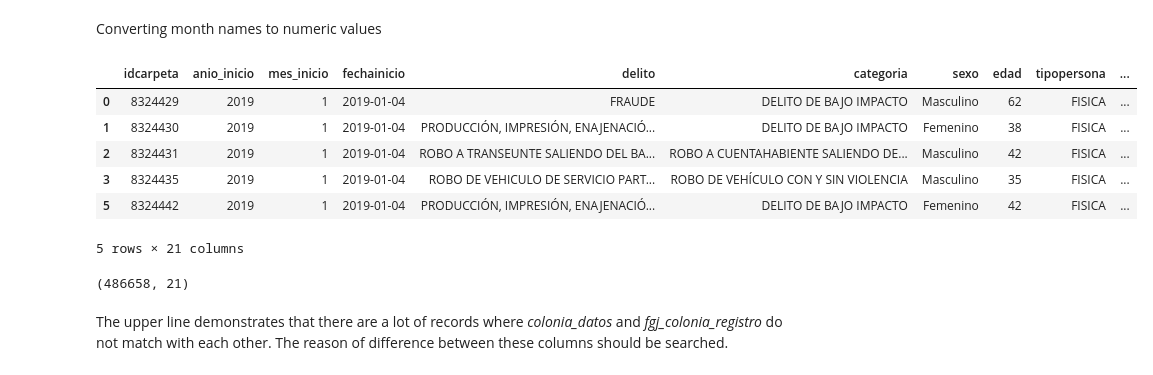
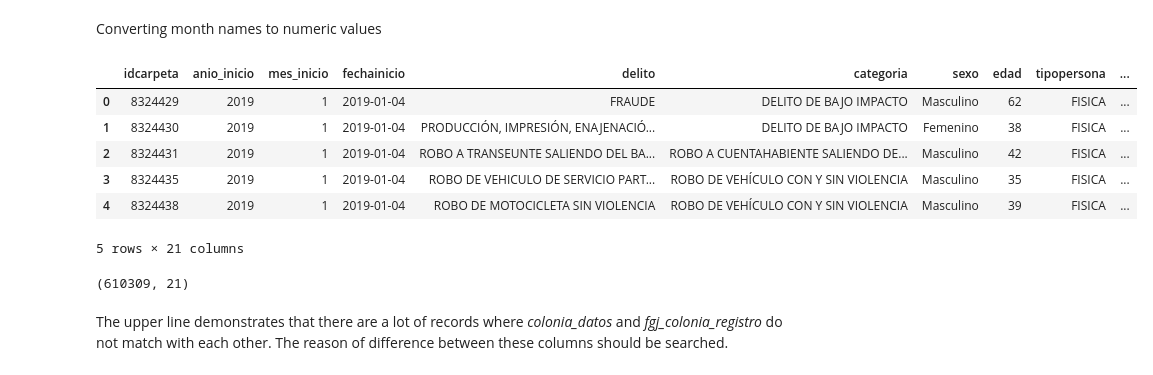
Before and after one commit to marcocasillas91/sdc-security, a Jupyter notebook: notebooks/1_first_datalake.ipynb, the cells around one changed output. Saved outputs shown, nothing was run; the diff lists cells and outputs as text; code cells hidden in the pictures.

```diff
--- a/notebooks/1_first_datalake.ipynb
+++ b/notebooks/1_first_datalake.ipynb
@@ -95,34 +108,34 @@ Converting month names to numeric values
 # %%
 month_name_to_number = {
     'enero': 1,
     'febrero': 2,
     'marzo': 3,
     'abril': 4,
     'mayo': 5,
     'junio': 6,
     'julio': 7,
     'agosto': 8,
     'septiembre': 9,
     'octubre': 10,
     'noviembre': 11,
     'diciembre': 12
 }
 
-crimes_no_null["mes_inicio"] = crimes_no_null["mes_inicio"].str.lower().map(month_name_to_number)
-crimes_no_null["mes_hecho"] = crimes_no_null["mes_hecho"].str.lower().map(month_name_to_number)
+crimes["mes_inicio"] = crimes["mes_inicio"].str.lower().map(month_name_to_number)
+crimes["mes_hecho"] = crimes["mes_hecho"].str.lower().map(month_name_to_number)
+
+crimes.head()
+# %% [output]
+|  | idcarpeta | anio_inicio | mes_inicio | fechainicio | delito | categoria | sexo | edad | tipopersona | ... |
+| 0 | 8324429 | 2019 | 1 | 2019-01-04 | FRAUDE | DELITO DE BAJO IMPACTO | Masculino | 62 | FISICA | ... |
+| 1 | 8324430 | 2019 | 1 | 2019-01-04 | PRODUCCIÓN, IMPRESIÓN, ENAJENACIÓ... | DELITO DE BAJO IMPACTO | Femenino | 38 | FISICA | ... |
+| 2 | 8324431 | 2019 | 1 | 2019-01-04 | ROBO A TRANSEUNTE SALIENDO DEL BA... | ROBO A CUENTAHABIENTE SALIENDO DE... | Masculino | 42 | FISICA | ... |
+| 3 | 8324435 | 2019 | 1 | 2019-01-04 | ROBO DE VEHICULO DE SERVICIO PART... | ROBO DE VEHÍCULO CON Y SIN VIOLENCIA | Masculino | 35 | FISICA | ... |
+| 4 | 8324438 | 2019 | 1 | 2019-01-04 | ROBO DE MOTOCICLETA SIN VIOLENCIA | ROBO DE VEHÍCULO CON Y SIN VIOLENCIA | Masculino | 39 | FISICA | ... |
+5 rows × 21 columns
-# %%
-crimes_no_null.head()
-# %% [output]
-|  | idcarpeta | anio_inicio | mes_inicio | fechainicio | delito | categoria | sexo | edad | tipopersona | ... |
-| 0 | 8324429 | 2019 | 1 | 2019-01-04 | FRAUDE | DELITO DE BAJO IMPACTO | Masculino | 62 | FISICA | ... |
-| 1 | 8324430 | 2019 | 1 | 2019-01-04 | PRODUCCIÓN, IMPRESIÓN, ENAJENACIÓ... | DELITO DE BAJO IMPACTO | Femenino | 38 | FISICA | ... |
-| 2 | 8324431 | 2019 | 1 | 2019-01-04 | ROBO A TRANSEUNTE SALIENDO DEL BA... | ROBO A CUENTAHABIENTE SALIENDO DE... | Masculino | 42 | FISICA | ... |
-| 3 | 8324435 | 2019 | 1 | 2019-01-04 | ROBO DE VEHICULO DE SERVICIO PART... | ROBO DE VEHÍCULO CON Y SIN VIOLENCIA | Masculino | 35 | FISICA | ... |
-| 5 | 8324442 | 2019 | 1 | 2019-01-04 | PRODUCCIÓN, IMPRESIÓN, ENAJENACIÓ... | DELITO DE BAJO IMPACTO | Femenino | 42 | FISICA | ... |
-5 rows × 21 columns
 # %%
-crimes_no_null[crimes_no_null["colonia_datos"] != crimes_no_null["fgj_colonia_registro"]].shape
+crimes[crimes["colonia_datos"] != crimes["fgj_colonia_registro"]].shape
 # %% [output]
-(486658, 21)
+(610309, 21)
 # %% [markdown]
 The upper line demonstrates that there are a lot of records where *colonia_datos* and *fgj_colonia_registro* do not match with each other. The reason of difference between these columns should be searched.
```
Also changed, not shown: parts of 41 cells of this notebook.
